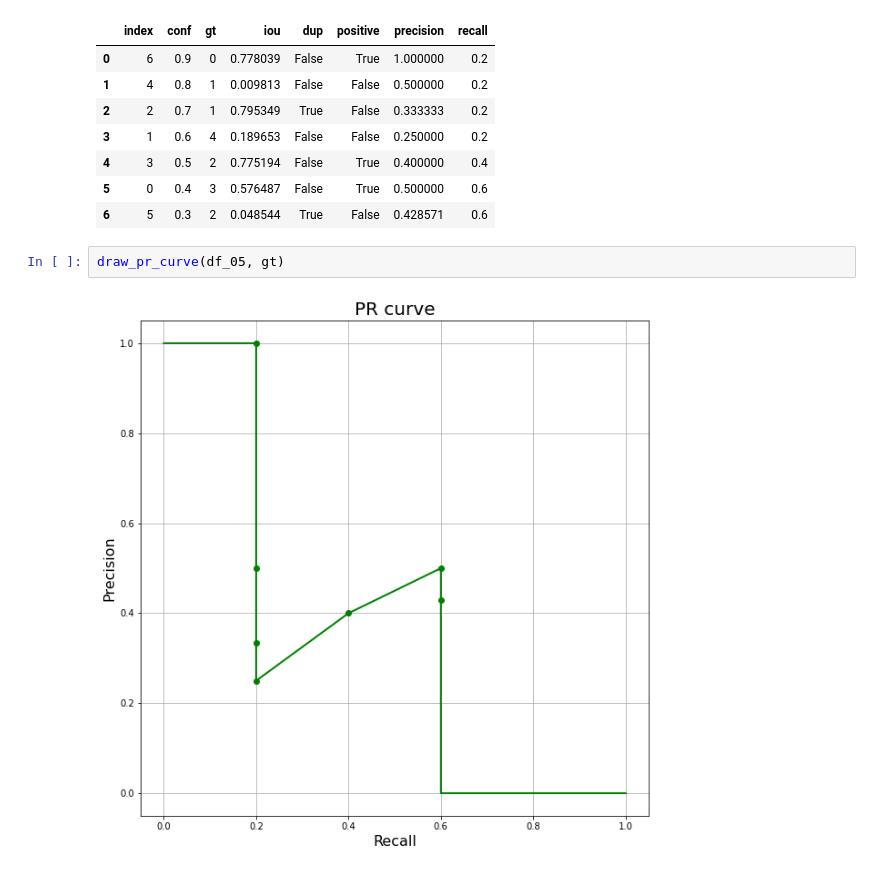
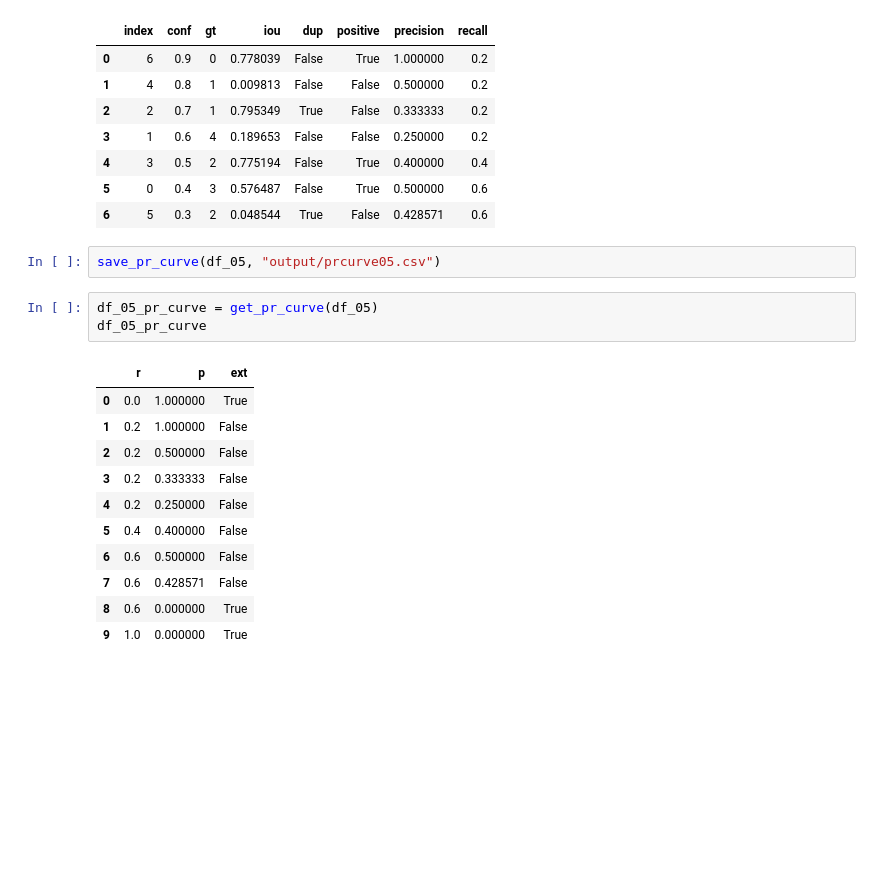
Before and after one commit to scikodot/msu-share, a Jupyter notebook: cv/seminar06/seminar06.ipynb, the cells around one changed output. Saved outputs shown, nothing was run; the diff lists cells and outputs as text; blank space fills up the shorter version.

```diff
--- a/cv/seminar06/seminar06.ipynb
+++ b/cv/seminar06/seminar06.ipynb
@@ -219,7 +226,20 @@ df_05
 | 4 | 3 | 0.5 | 2 | 0.775194 | False | True | 0.400000 | 0.4 |
 | 5 | 0 | 0.4 | 3 | 0.576487 | False | True | 0.500000 | 0.6 |
 | 6 | 5 | 0.3 | 2 | 0.048544 | True | False | 0.428571 | 0.6 |
-# %%
-draw_pr_curve(df_05, gt)
-# %% [output]
-[figure, removed]
+# %%
+save_pr_curve(df_05, "output/prcurve05.csv")
+# %%
+df_05_pr_curve = get_pr_curve(df_05)
+df_05_pr_curve
+# %% [output]
+|  | r | p | ext |
+| 0 | 0.0 | 1.000000 | True |
+| 1 | 0.2 | 1.000000 | False |
+| 2 | 0.2 | 0.500000 | False |
+| 3 | 0.2 | 0.333333 | False |
+| 4 | 0.2 | 0.250000 | False |
+| 5 | 0.4 | 0.400000 | False |
+| 6 | 0.6 | 0.500000 | False |
+| 7 | 0.6 | 0.428571 | False |
+| 8 | 0.6 | 0.000000 | True |
+| 9 | 1.0 | 0.000000 | True |
```
Also changed, not shown: parts of 4 cells of this notebook, 2 other files.
